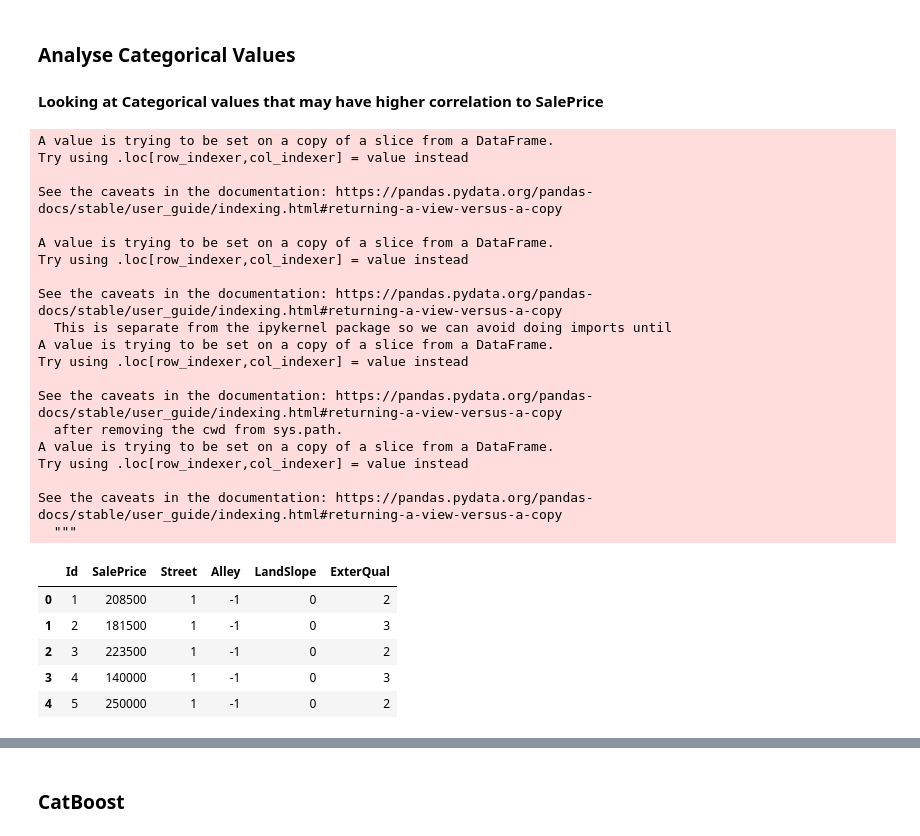
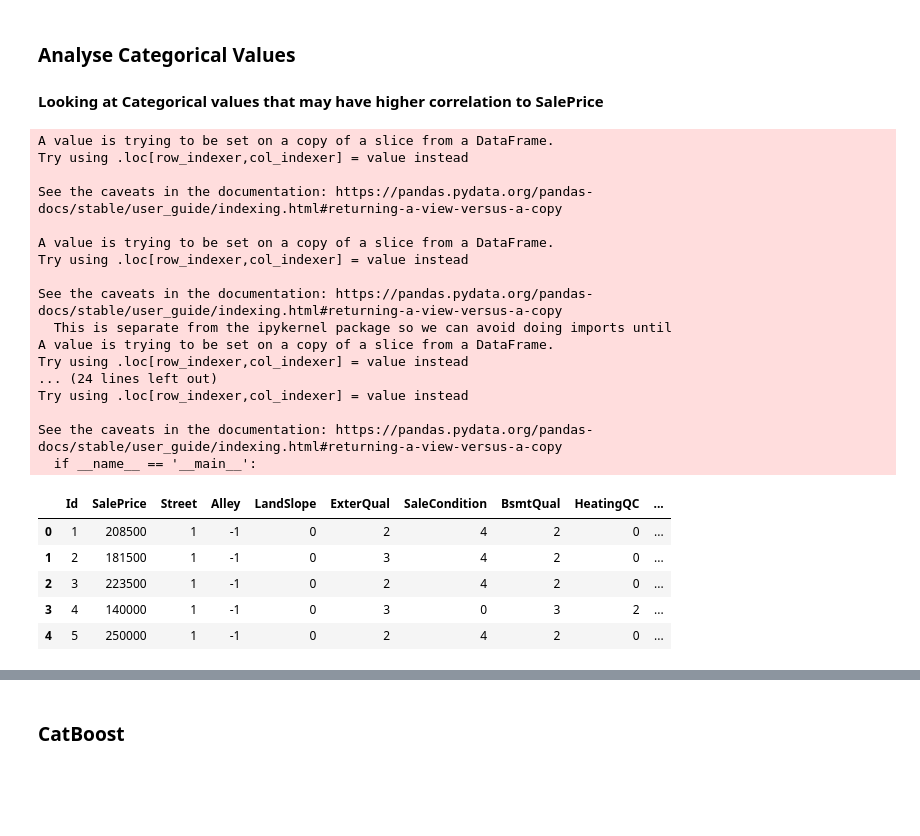
Before and after one commit to oliverkpan/IowaHousePricing, a Jupyter notebook: high_correlation.ipynb, the cells around one changed output, grey strips where cells are left out. Saved outputs shown, nothing was run; the diff lists cells and outputs as text; code cells hidden in the pictures; blank space fills up the shorter version.

```diff
--- a/high_correlation.ipynb
+++ b/high_correlation.ipynb
@@ -79,36 +79,38 @@ sns.boxplot(y = corr_df["GarageArea"], x = corr_df["OverallQual"])
 ### Analyse Categorical Values
 #### Looking at Categorical values that may have higher correlation to SalePrice
 # %%
-numerical = df[["Id", "SalePrice", "Street", "Alley", "LandSlope", "ExterQual"]]
-numerical["Street"] = numerical["Street"].astype('category').cat.codes
-numerical["Alley"] = numerical["Alley"].astype('category').cat.codes
-numerical["LandSlope"] = numerical["LandSlope"].astype('category').cat.codes
-numerical["ExterQual"] = numerical["ExterQual"].astype('category').cat.codes
-numerical.head()
+categorical = df[["Id", "SalePrice", "Street", "Alley", "LandSlope", "ExterQual", "SaleCondition", "BsmtQual", "HeatingQC", "FireplaceQu"]]
+categorical["Street"] = categorical["Street"].astype('category').cat.codes
+categorical["Alley"] = categorical["Alley"].astype('category').cat.codes
+categorical["LandSlope"] = categorical["LandSlope"].astype('category').cat.codes
+categorical["ExterQual"] = categorical["ExterQual"].astype('category').cat.codes
+categorical["SaleCondition"] = categorical["SaleCondition"].astype('category').cat.codes
+categorical["BsmtQual"] = categorical["BsmtQual"].astype('category').cat.codes
+categorical["HeatingQC"] = categorical["HeatingQC"].astype('category').cat.codes
+categorical["FireplaceQu"] = categorical["FireplaceQu"].astype('category').cat.codes
+
+categorical.head()
 # %% [output]
 A value is trying to be set on a copy of a slice from a DataFrame.
 Try using .loc[row_indexer,col_indexer] = value instead
 
 See the caveats in the documentation: https://pandas.pydata.org/pandas-docs/stable/user_guide/indexing.html#returning-a-view-versus-a-copy
 
 A value is trying to be set on a copy of a slice from a DataFrame.
 Try using .loc[row_indexer,col_indexer] = value instead
 
 See the caveats in the documentation: https://pandas.pydata.org/pandas-docs/stable/user_guide/indexing.html#returning-a-view-versus-a-copy
   This is separate from the ipykernel package so we can avoid doing imports until
 A value is trying to be set on a copy of a slice from a DataFrame.
 Try using .loc[row_indexer,col_indexer] = value instead
-
-See the caveats in the documentation: https://pandas.pydata.org/pandas-docs/stable/user_guide/indexing.html#returning-a-view-versus-a-copy
-  after removing the cwd from sys.path.
-A value is trying to be set on a copy of a slice from a DataFrame.
+... (24 lines left out)
 Try using .loc[row_indexer,col_indexer] = value instead
 
 See the caveats in the documentation: https://pandas.pydata.org/pandas-docs/stable/user_guide/indexing.html#returning-a-view-versus-a-copy
-  """
+  if __name__ == '__main__':
-|  | Id | SalePrice | Street | Alley | LandSlope | ExterQual |
-| 0 | 1 | 208500 | 1 | -1 | 0 | 2 |
-| 1 | 2 | 181500 | 1 | -1 | 0 | 3 |
-| 2 | 3 | 223500 | 1 | -1 | 0 | 2 |
-| 3 | 4 | 140000 | 1 | -1 | 0 | 3 |
-| 4 | 5 | 250000 | 1 | -1 | 0 | 2 |
+|  | Id | SalePrice | Street | Alley | LandSlope | ExterQual | SaleCondition | BsmtQual | HeatingQC | ... |
+| 0 | 1 | 208500 | 1 | -1 | 0 | 2 | 4 | 2 | 0 | ... |
+| 1 | 2 | 181500 | 1 | -1 | 0 | 3 | 4 | 2 | 0 | ... |
+| 2 | 3 | 223500 | 1 | -1 | 0 | 2 | 4 | 2 | 0 | ... |
+| 3 | 4 | 140000 | 1 | -1 | 0 | 3 | 0 | 3 | 2 | ... |
+| 4 | 5 | 250000 | 1 | -1 | 0 | 2 | 4 | 2 | 0 | ... |
```
Also changed, not shown: parts of 14 cells of this notebook, 1 other file.
